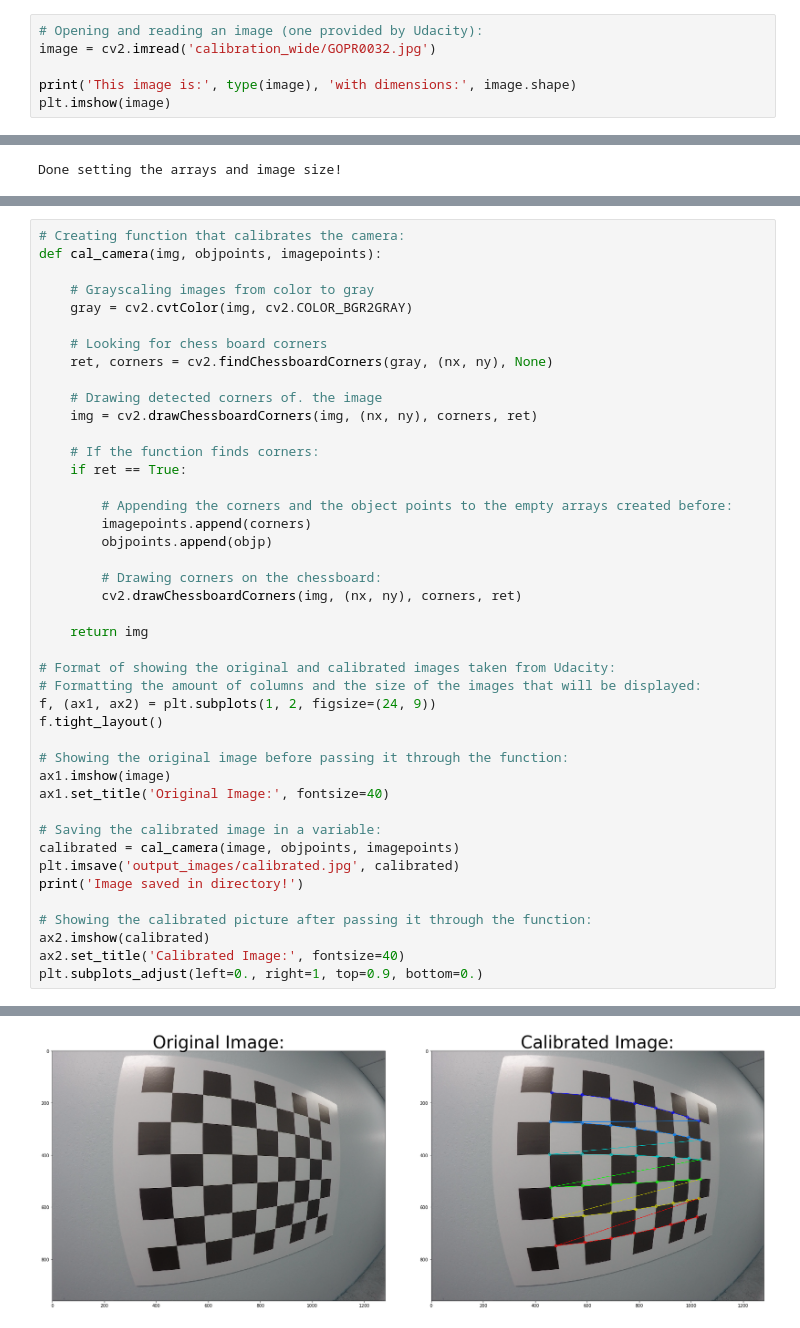
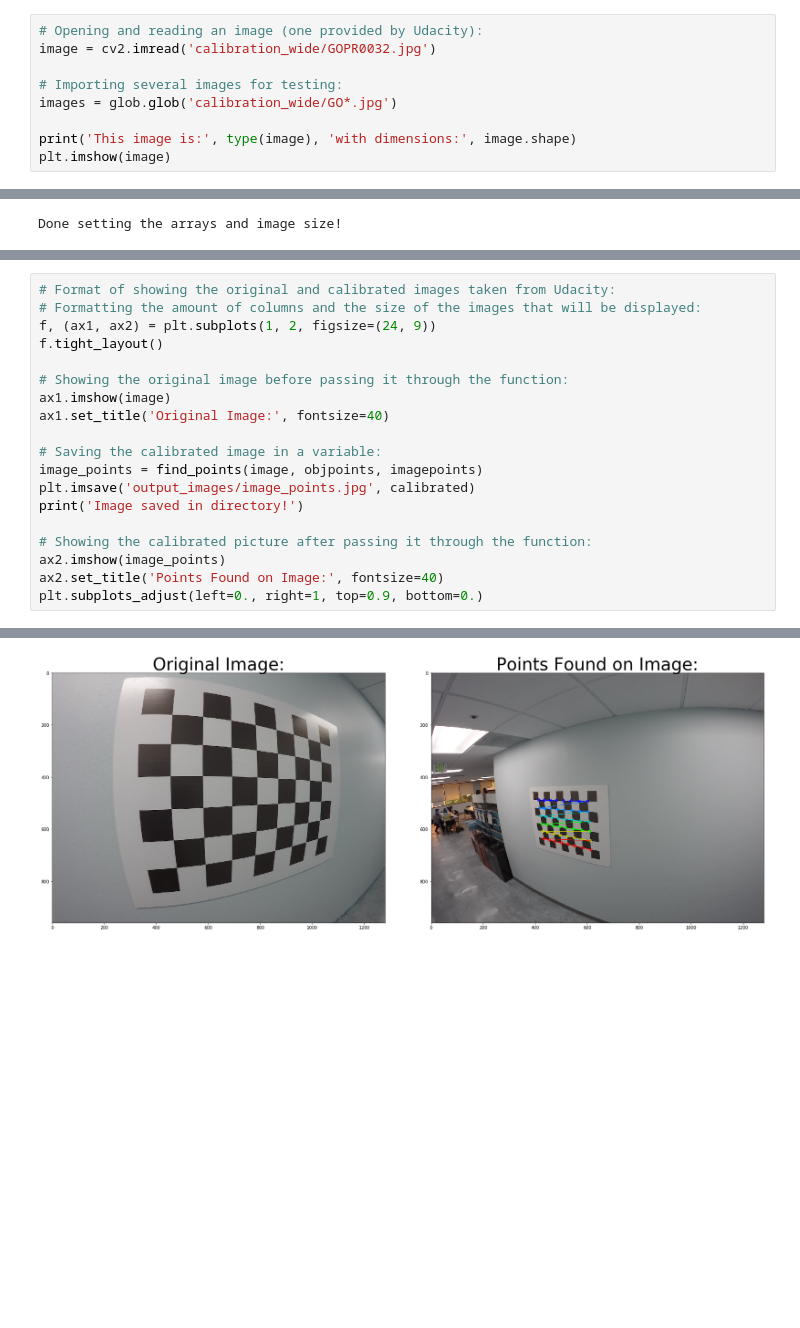
Before and after one commit to CJL89/Advance-Lane-Finding, a Jupyter notebook: Advance Lane Finding.ipynb, the cells around one changed output, grey strips where cells are left out. Drawn from its saved outputs; the diff is of its cells as text; blank space fills up the shorter version.

Commit message:
Added find points function

```diff
--- a/Advance Lane Finding.ipynb
+++ b/Advance Lane Finding.ipynb
@@ -14,6 +15,9 @@ Imported all dependencies!
 # Opening and reading an image (one provided by Udacity):
 image = cv2.imread('calibration_wide/GOPR0032.jpg')
 
+# Importing several images for testing:
+images = glob.glob('calibration_wide/GO*.jpg')
+
 print('This image is:', type(image), 'with dimensions:', image.shape)
 plt.imshow(image)
 # %% [output]
@@ -46,46 +84,22 @@ Done setting the arrays and image size!
 # %%
-# Creating function that calibrates the camera:
-def cal_camera(img, objpoints, imagepoints):
-
-    # Grayscaling images from color to gray
-    gray = cv2.cvtColor(img, cv2.COLOR_BGR2GRAY)
-
-    # Looking for chess board corners
-    ret, corners = cv2.findChessboardCorners(gray, (nx, ny), None)
-
-    # Drawing detected corners of. the image
-    img = cv2.drawChessboardCorners(img, (nx, ny), corners, ret)
-
-    # If the function finds corners:
-    if ret == True:
-
-        # Appending the corners and the object points to the empty arrays created before:
-        imagepoints.append(corners)
-        objpoints.append(objp)
-
-        # Drawing corners on the chessboard:
-        cv2.drawChessboardCorners(img, (nx, ny), corners, ret)
-
-    return img
-
 # Format of showing the original and calibrated images taken from Udacity:
 # Formatting the amount of columns and the size of the images that will be displayed:
 f, (ax1, ax2) = plt.subplots(1, 2, figsize=(24, 9))
 f.tight_layout()
 
 # Showing the original image before passing it through the function:
 ax1.imshow(image)
 ax1.set_title('Original Image:', fontsize=40)
 
 # Saving the calibrated image in a variable:
-calibrated = cal_camera(image, objpoints, imagepoints)
-plt.imsave('output_images/calibrated.jpg', calibrated)
+image_points = find_points(image, objpoints, imagepoints)
+plt.imsave('output_images/image_points.jpg', calibrated)
 print('Image saved in directory!')
 
 # Showing the calibrated picture after passing it through the function:
-ax2.imshow(calibrated)
-ax2.set_title('Calibrated Image:', fontsize=40)
+ax2.imshow(image_points)
+ax2.set_title('Points Found on Image:', fontsize=40)
 plt.subplots_adjust(left=0., right=1, top=0.9, bottom=0.)
 # %% [output]
 Image saved in directory!
-[figure, old version]
+[figure, new version]
```
Also changed, not shown: parts of 6 cells of this notebook, 2 other files.
